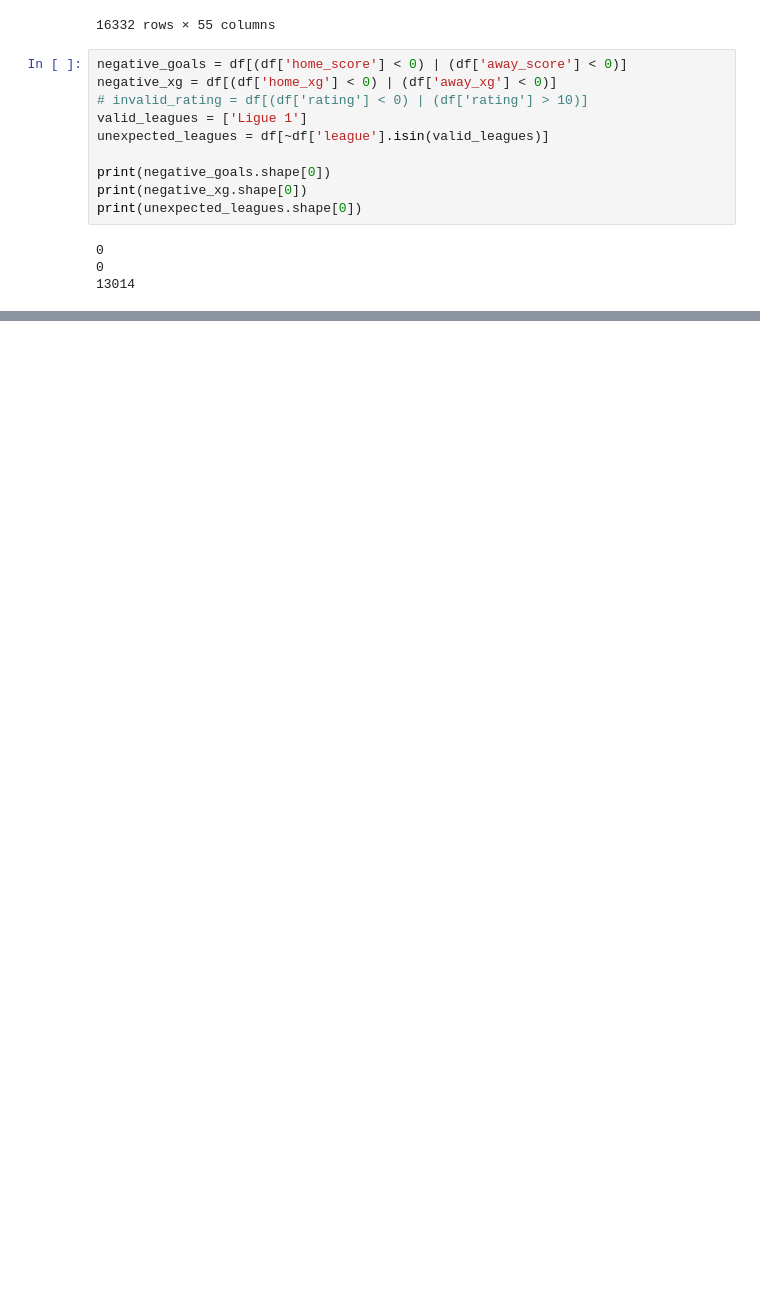
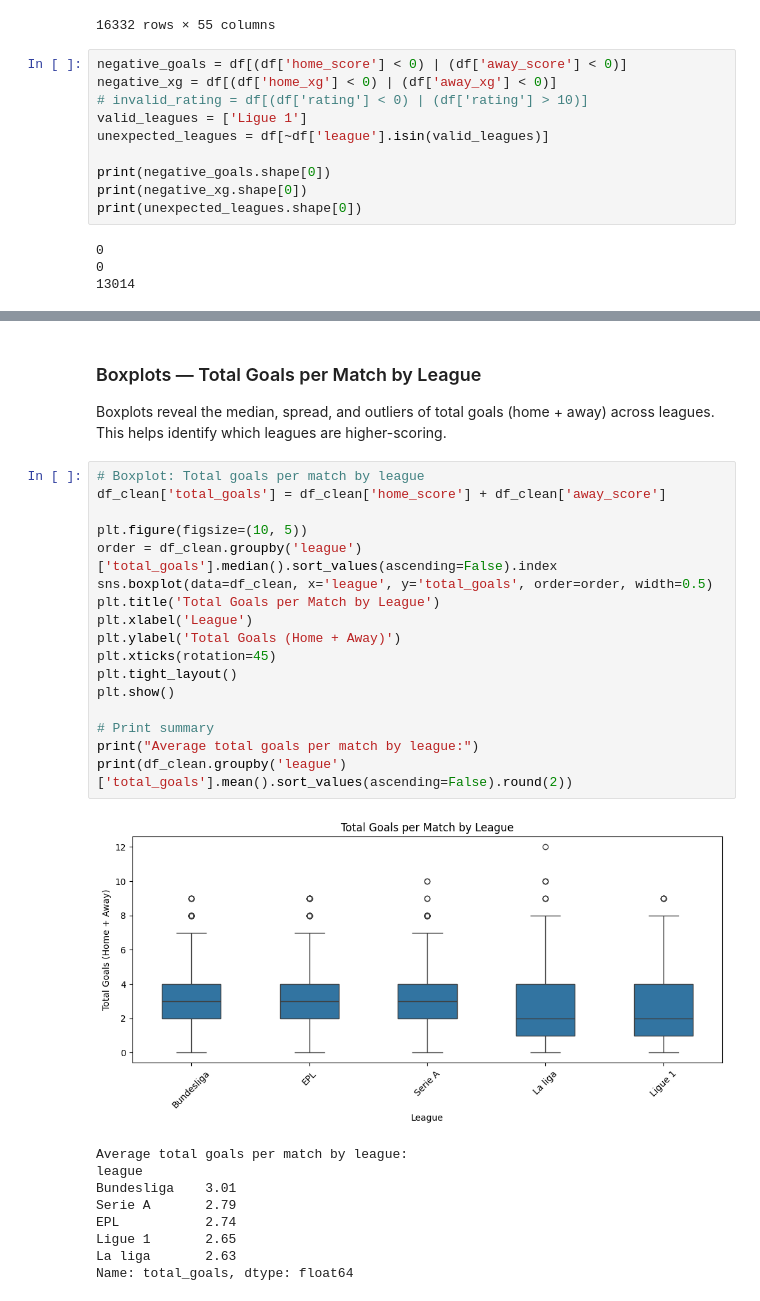
Before and after one commit to magrimuc/prj-2-eda-sql-football-matches-statistics, a Jupyter notebook: octavian_notebook.ipynb, the cells around one changed output, grey strips where cells are left out. Cells and saved outputs as stored; diff of their text form; blank space fills up the shorter version.

```diff
--- a/octavian_notebook.ipynb
+++ b/octavian_notebook.ipynb
@@ -318,0 +496,30 @@ print(unexpected_leagues.shape[0])
+# %% [markdown]
+### Boxplots — Total Goals per Match by League
+Boxplots reveal the median, spread, and outliers of total goals (home + away) across leagues. This helps identify which leagues are higher-scoring.
+# %%
+# Boxplot: Total goals per match by league
+df_clean['total_goals'] = df_clean['home_score'] + df_clean['away_score']
+
+plt.figure(figsize=(10, 5))
+order = df_clean.groupby('league')['total_goals'].median().sort_values(ascending=False).index
+sns.boxplot(data=df_clean, x='league', y='total_goals', order=order, width=0.5)
+plt.title('Total Goals per Match by League')
+plt.xlabel('League')
+plt.ylabel('Total Goals (Home + Away)')
+plt.xticks(rotation=45)
+plt.tight_layout()
+plt.show()
+
+# Print summary
+print("Average total goals per match by league:")
+print(df_clean.groupby('league')['total_goals'].mean().sort_values(ascending=False).round(2))
+# %% [output]
+[figure, added]
+Average total goals per match by league:
+league
+Bundesliga    3.01
+Serie A       2.79
+EPL           2.74
+Ligue 1       2.65
+La liga       2.63
+Name: total_goals, dtype: float64
```
Also changed, not shown: parts of 50 cells of this notebook, 1 other file.
